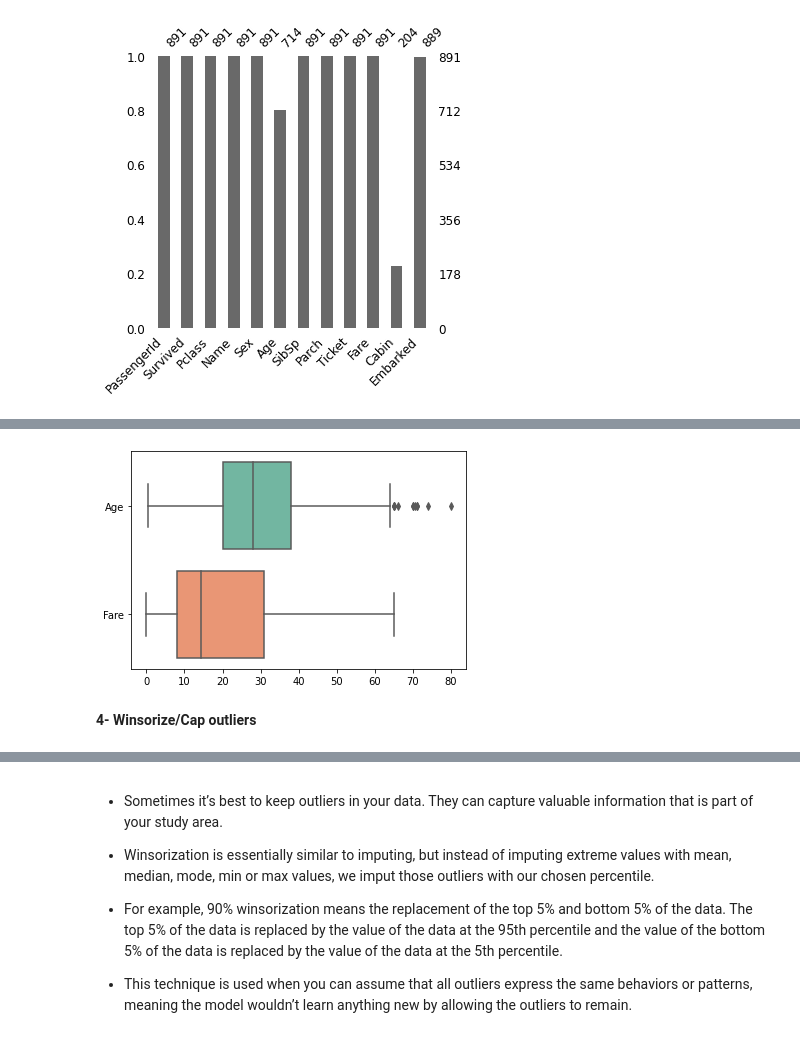
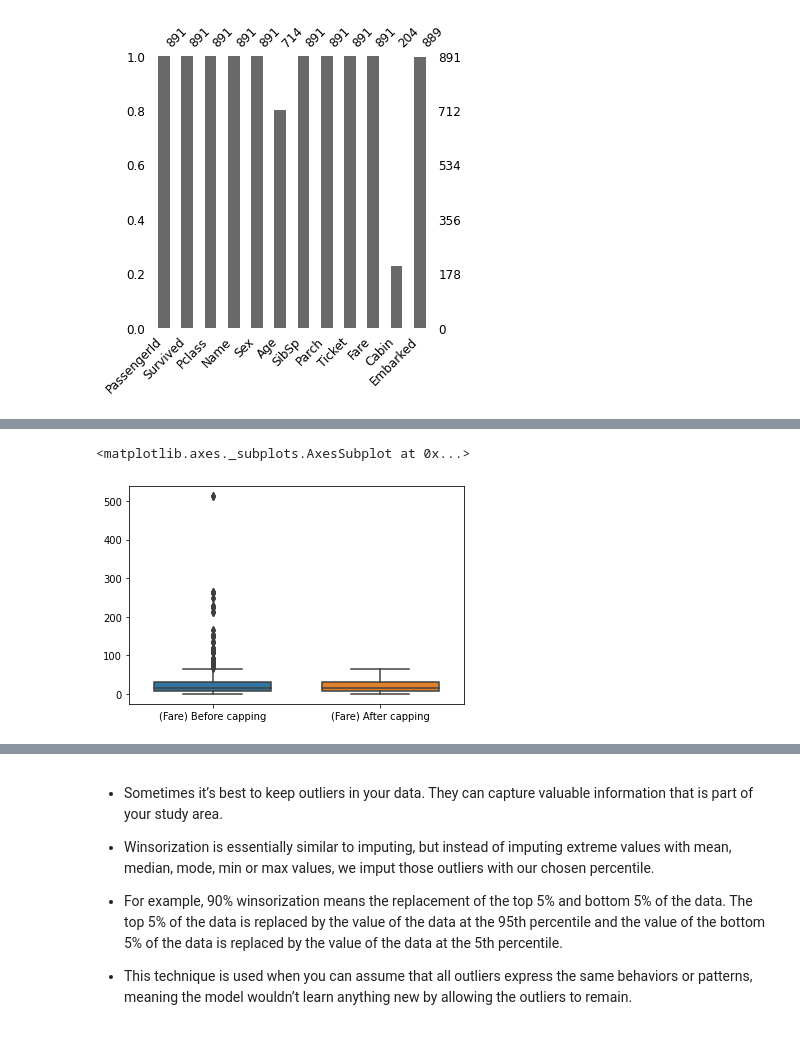
Before and after one commit to HagarIbrahiem/Learning_purposes, a Jupyter notebook: Taitanic_Outliers.ipynb, the cells around one changed output, grey strips where cells are left out. Cells and saved outputs as stored; diff of their text form; code cells hidden in the pictures.

```diff
--- a/Taitanic_Outliers.ipynb
+++ b/Taitanic_Outliers.ipynb
@@ -447,8 +460,0 @@ ax = sns.boxplot(data=df_1, orient="h", palette="Set2")
-# %%
-# After impute_outliers_IQR
-df_2 = df_impute[['Age','Fare']]
-ax = sns.boxplot(data=df_2, orient="h", palette="Set2")
-# %% [output]
-[figure, removed]
-# %% [markdown]
-**4- Winsorize/Cap outliers**
@@ -454,0 +475,6 @@ ax = sns.boxplot(data=df_2, orient="h", palette="Set2")
+# %%
+_df = pd.Series(df['Fare'], name="(Fare) Before capping").to_frame().join(pd.Series(df_Capping_outliers['Fare'], name="(Fare) After capping"))
+sns.boxplot(data=_df , width = 0.7)
+# %% [output]
+<matplotlib.axes._subplots.AxesSubplot at 0x...>
+[figure, added]
```
Also changed, not shown: parts of 64 cells of this notebook.
